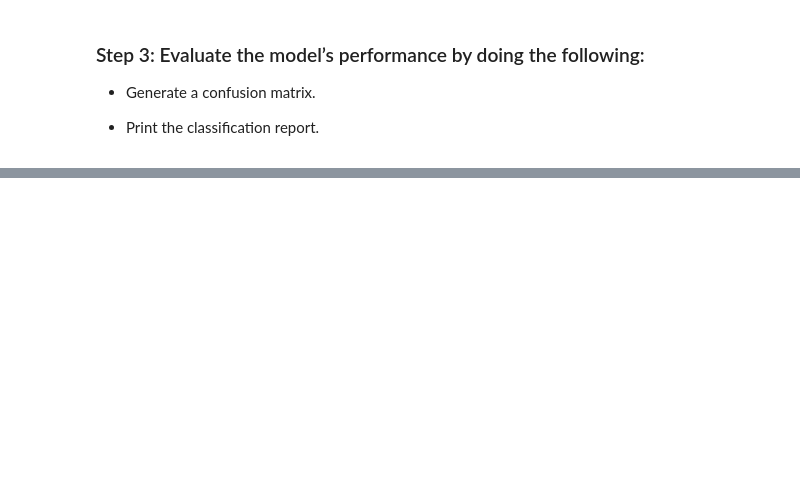
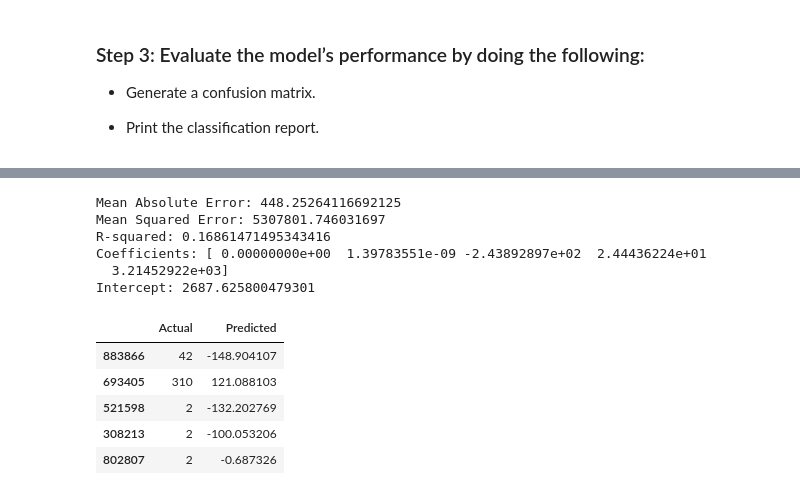
Before and after one commit to bseri0/prj_4, a Jupyter notebook: s3-outage-train.ipynb, the cells around one changed output, grey strips where cells are left out. Cells and saved outputs as stored; diff of their text form; code cells hidden in the pictures; blank space fills up the shorter version.

```diff
--- a/s3-outage-train.ipynb
+++ b/s3-outage-train.ipynb
@@ -4507,0 +433,50 @@ The model is attempting to predict the likeliness of a power outage by loation a
+# %%
+from sklearn.linear_model import LinearRegression
+from sklearn.metrics import mean_absolute_error, mean_squared_error, r2_score
+
+# Define the target variable (y) and the feature variables (X)
+y = sample_df['customers_out']
+X = sample_df.drop(columns=['customers_out', 'EVENT_ID', 'fips_code', 'STATE', 'county', 'EVENT_TYPE'])
+
+# Split the data into training and testing sets
+X_train, X_test, y_train, y_test = train_test_split(X, y, test_size=0.2, random_state=1)
+
+# Instantiate the Linear Regression model
+linear_reg = LinearRegression()
+
+# Fit the model using the training data
+linear_reg.fit(X_train, y_train)
+
+# Make predictions using the testing data
+y_pred = linear_reg.predict(X_test)
+
+# Evaluate the model
+mae = mean_absolute_error(y_test, y_pred)
+mse = mean_squared_error(y_test, y_pred)
+r2 = r2_score(y_test, y_pred)
+
+# Print evaluation metrics
+print(f"Mean Absolute Error: {mae}")
+print(f"Mean Squared Error: {mse}")
+print(f"R-squared: {r2}")
+
+# Display coefficients and intercept
+print("Coefficients:", linear_reg.coef_)
+print("Intercept:", linear_reg.intercept_)
+
+# Create a DataFrame to compare actual vs predicted values
+comparison_df = pd.DataFrame({'Actual': y_test, 'Predicted': y_pred})
+comparison_df.head()
+# %% [output]
+Mean Absolute Error: 448.25264116692125
+Mean Squared Error: 5307801.746031697
+R-squared: 0.16861471495343416
+Coefficients: [ 0.00000000e+00  1.39783551e-09 -2.43892897e+02  2.44436224e+01
+  3.21452922e+03]
+Intercept: 2687.625800479301
+|  | Actual | Predicted |
+| 883866 | 42 | -148.904107 |
+| 693405 | 310 | 121.088103 |
+| 521598 | 2 | -132.202769 |
+| 308213 | 2 | -100.053206 |
+| 802807 | 2 | -0.687326 |
```
Also changed, not shown: parts of 17 cells of this notebook.
